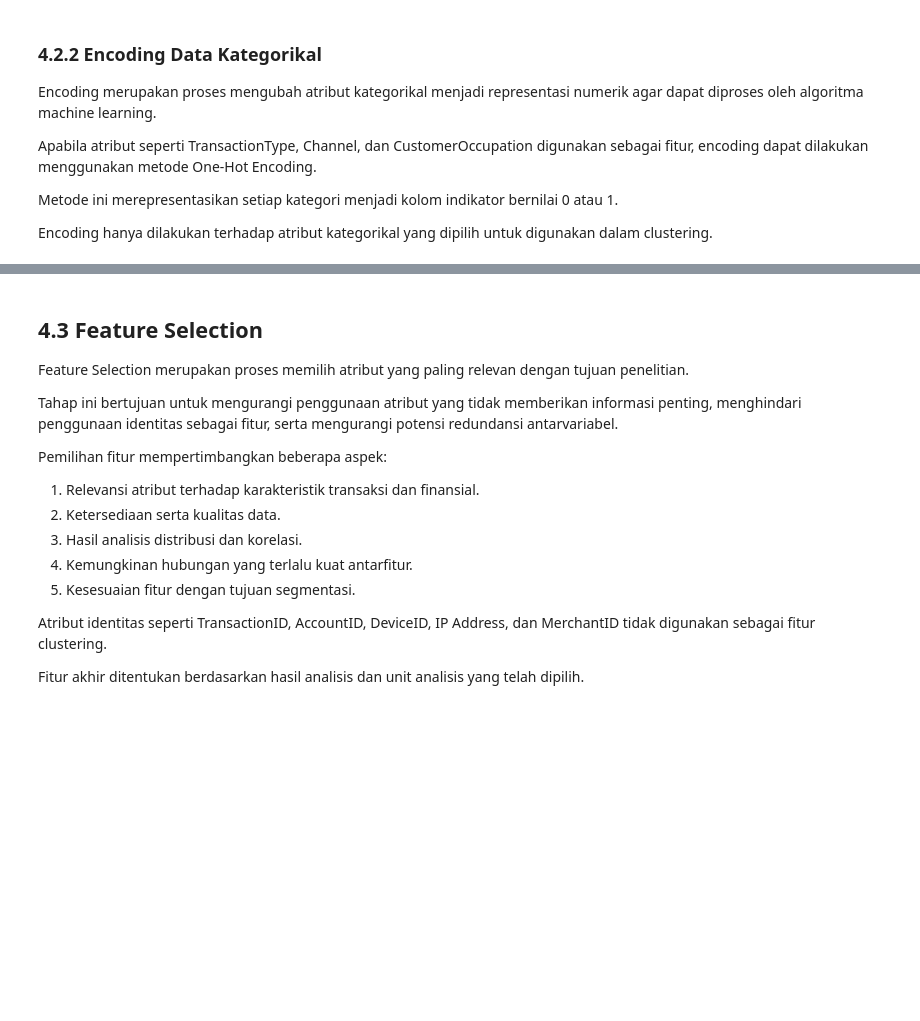
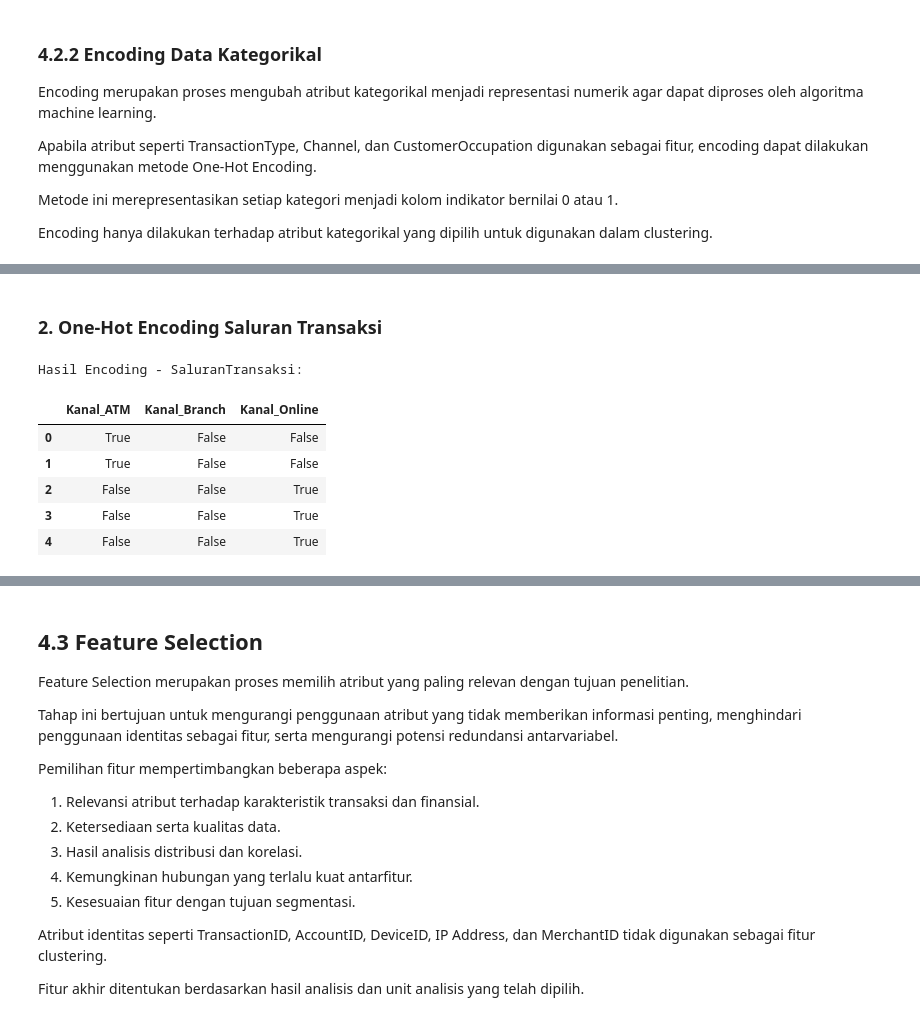
Before and after one commit to aulyarvlln/57_IF-E_Kimpul, a Jupyter notebook: ProyekDS.ipynb, the cells around one changed output, grey strips where cells are left out. Saved outputs shown, nothing was run; the diff lists cells and outputs as text; code cells hidden in the pictures; blank space fills up the shorter version.

```diff
--- a/ProyekDS.ipynb
+++ b/ProyekDS.ipynb
@@ -325,0 +420,15 @@ yang dipilih untuk digunakan dalam clustering.
+# %% [markdown]
+### 2. One-Hot Encoding Saluran Transaksi
+# %%
+df_encoded_saluran = pd.get_dummies(df['SaluranTransaksi'], prefix='Kanal')
+
+print("Hasil Encoding - SaluranTransaksi:")
+display(df_encoded_saluran.head())
+# %% [output]
+Hasil Encoding - SaluranTransaksi:
+|  | Kanal_ATM | Kanal_Branch | Kanal_Online |
+| 0 | True | False | False |
+| 1 | True | False | False |
+| 2 | False | False | True |
+| 3 | False | False | True |
+| 4 | False | False | True |
```
Also changed, not shown: parts of 16 cells of this notebook.
